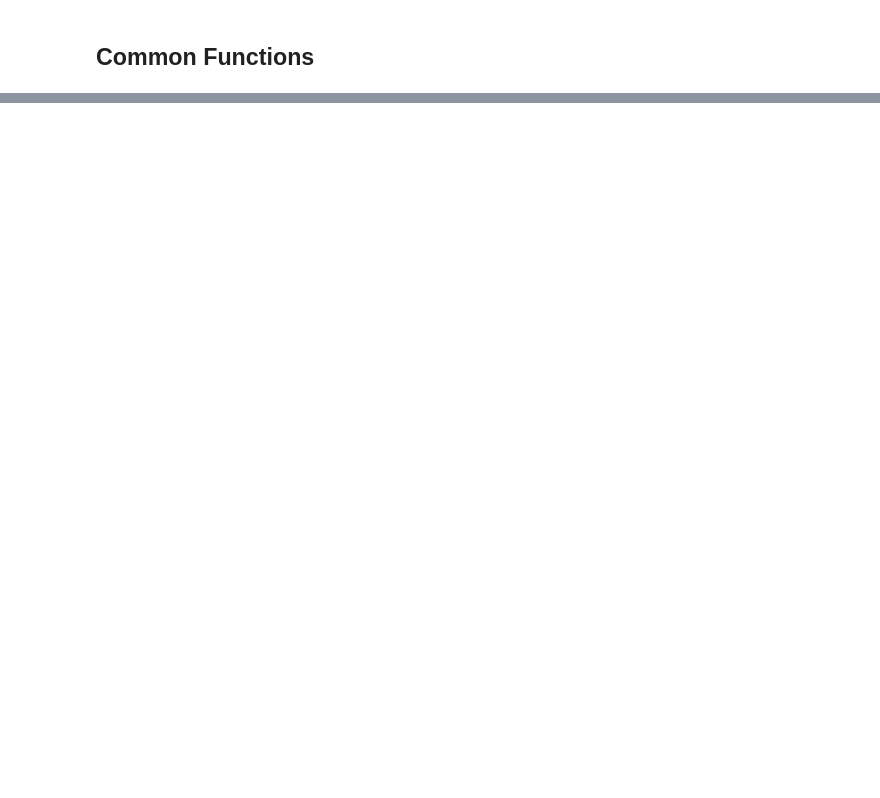
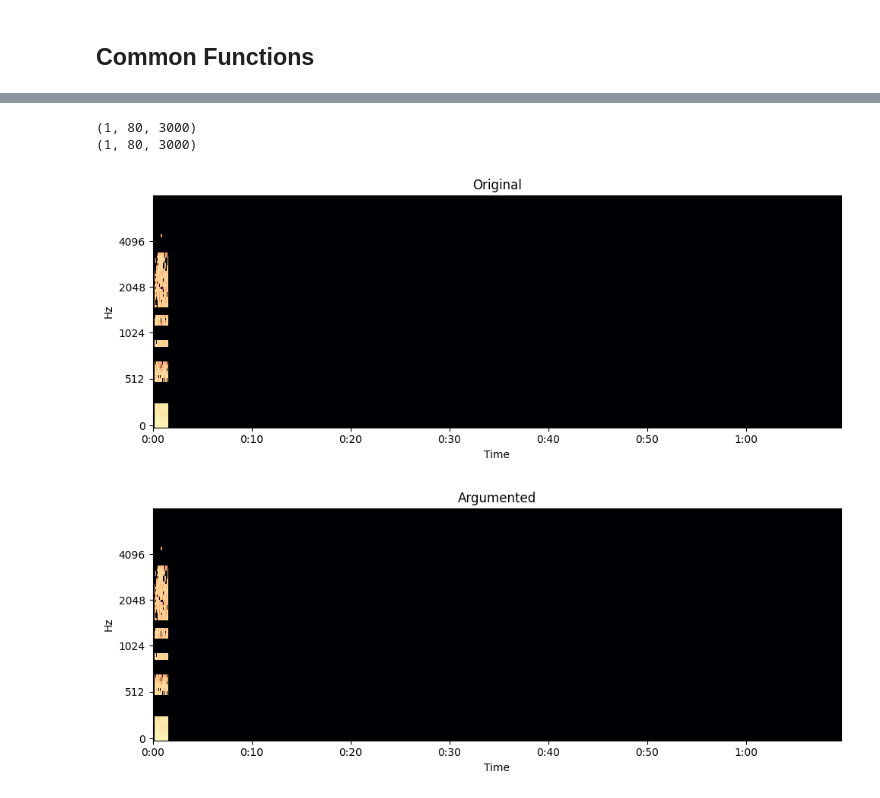
Before and after one commit to innerNULL/mia, a Jupyter notebook: jupyter/spec_argumentation_observe.ipynb, the cells around one changed output, grey strips where cells are left out. Saved outputs shown, nothing was run; the diff lists cells and outputs as text; code cells hidden in the pictures; blank space fills up the shorter version.

Commit message:
fix: Fix argumentation dimension error

```diff
--- a/jupyter/spec_argumentation_observe.ipynb
+++ b/jupyter/spec_argumentation_observe.ipynb
@@ -57,0 +139,25 @@ visualization_spectrogram(argumented_spec, "Argumented")
+# %%
+final_train_batch: List[Dict] = final_train_data[-2:-1]
+train_inputs_with_spec_argument: Dict = \
+    collator_with_spec_argument.spec_argumentation(final_train_batch)
+train_input_without_spec_arguments: Dict = \
+    collator_without_spec_argument.spec_argumentation(final_train_batch)
+
+sample_with_spec_argument: Dict = train_inputs_with_spec_argument[0]
+sample_without_spec_argument: Dict = [
+    x for x in train_input_without_spec_arguments
+    if x[TRANSCRIPT_COL] == sample_with_spec_argument[TRANSCRIPT_COL]
+][0]
+
+spec_with_argument: np.ndarray = np.array(sample_with_spec_argument["input_features"])
+spec_without_argument: np.ndarray = np.array(sample_without_spec_argument["input_features"])
+print(spec_with_argument.shape)
+print(spec_without_argument.shape)
+
+visualization_spectrogram(spec_with_argument, "Original")
+visualization_spectrogram(np.array(final_train_batch[0]["input_features"]), "Argumented")
+# %% [output]
+(1, 80, 3000)
+(1, 80, 3000)
+[figure, added]
+[figure, added]
```
Also changed, not shown: parts of 10 cells of this notebook, 2 other files.
